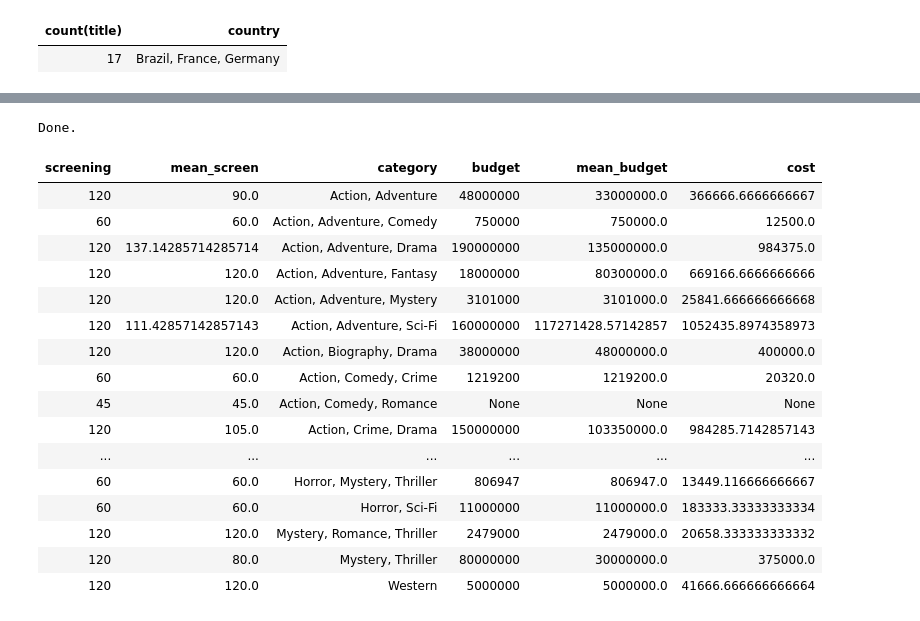
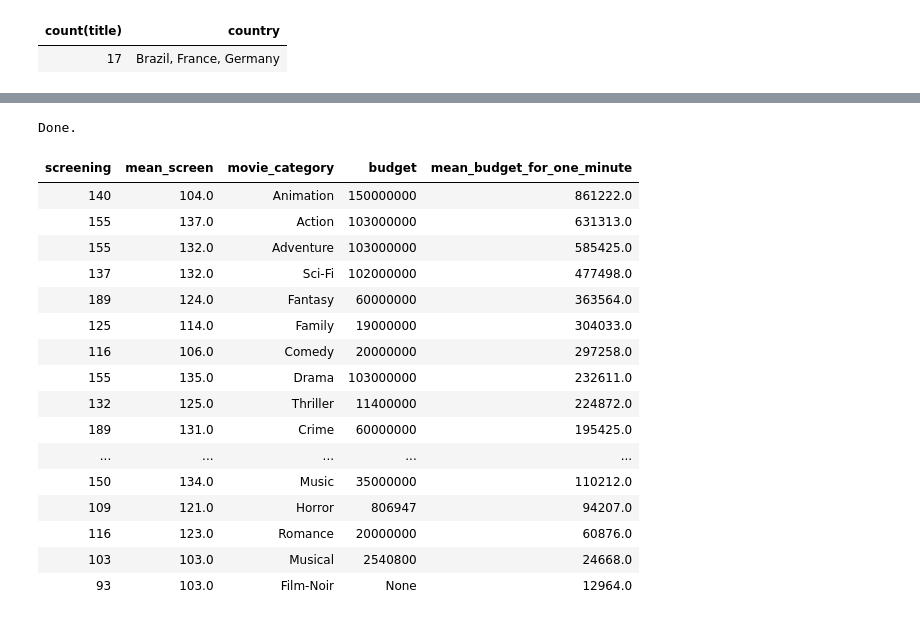
Before and after one commit to t7bo/scraping_movies, a Jupyter notebook: data/sql/requests.ipynb, the cells around one changed output, grey strips where cells are left out. Drawn from its saved outputs; the diff is of its cells as text; code cells hidden in the pictures.

Commit message:
maj sql requests on categories

```diff
--- a/data/sql/requests.ipynb
+++ b/data/sql/requests.ipynb
@@ -169,29 +177,32 @@ Done.
 # En fonction du genre, quel est le coût de tournage d’une minute de film ?
 # %%
 %%sql sqlite:///../database/imdb.db
-SELECT screening, mean_screen, category, budget, mean_budget, (mean_budget/mean_screen) AS cost
+SELECT screening, round(avg(screening)) AS mean_screen, movie_category, budget, round(avg(budget)/avg(screening)) AS mean_budget_for_one_minute
 FROM (
-SELECT screening, avg(screening) AS mean_screen, category, budget, avg(budget) AS mean_budget FROM movies
-GROUP BY category) AS subquery
+    SELECT m.*, c.category AS movie_category
+    FROM movies m
+    JOIN categories c ON ',' || m.category || ',' LIKE '%' || c.category || ',%')
+GROUP BY movie_category
+ORDER BY mean_budget_for_one_minute DESC
 # %% [output]
 Done.
-| screening | mean_screen | category | budget | mean_budget | cost |
-| 120 | 90.0 | Action, Adventure | 48000000 | 33000000.0 | 366666.6666666667 |
-| 60 | 60.0 | Action, Adventure, Comedy | 750000 | 750000.0 | 12500.0 |
-| 120 | 137.14285714285714 | Action, Adventure, Drama | 190000000 | 135000000.0 | 984375.0 |
-| 120 | 120.0 | Action, Adventure, Fantasy | 18000000 | 80300000.0 | 669166.6666666666 |
-| 120 | 120.0 | Action, Adventure, Mystery | 3101000 | 3101000.0 | 25841.666666666668 |
-| 120 | 111.42857142857143 | Action, Adventure, Sci-Fi | 160000000 | 117271428.57142857 | 1052435.8974358973 |
-| 120 | 120.0 | Action, Biography, Drama | 38000000 | 48000000.0 | 400000.0 |
-| 60 | 60.0 | Action, Comedy, Crime | 1219200 | 1219200.0 | 20320.0 |
-| 45 | 45.0 | Action, Comedy, Romance | None | None | None |
-| 120 | 105.0 | Action, Crime, Drama | 150000000 | 103350000.0 | 984285.7142857143 |
-| ... | ... | ... | ... | ... | ... |
-| 60 | 60.0 | Horror, Mystery, Thriller | 806947 | 806947.0 | 13449.116666666667 |
-| 60 | 60.0 | Horror, Sci-Fi | 11000000 | 11000000.0 | 183333.33333333334 |
-| 120 | 120.0 | Mystery, Romance, Thriller | 2479000 | 2479000.0 | 20658.333333333332 |
-| 120 | 80.0 | Mystery, Thriller | 80000000 | 30000000.0 | 375000.0 |
-| 120 | 120.0 | Western | 5000000 | 5000000.0 | 41666.666666666664 |
+| screening | mean_screen | movie_category | budget | mean_budget_for_one_minute |
+| 140 | 104.0 | Animation | 150000000 | 861222.0 |
+| 155 | 137.0 | Action | 103000000 | 631313.0 |
+| 155 | 132.0 | Adventure | 103000000 | 585425.0 |
+| 137 | 132.0 | Sci-Fi | 102000000 | 477498.0 |
+| 189 | 124.0 | Fantasy | 60000000 | 363564.0 |
+| 125 | 114.0 | Family | 19000000 | 304033.0 |
+| 116 | 106.0 | Comedy | 20000000 | 297258.0 |
+| 155 | 135.0 | Drama | 103000000 | 232611.0 |
+| 132 | 125.0 | Thriller | 11400000 | 224872.0 |
+| 189 | 131.0 | Crime | 60000000 | 195425.0 |
+| ... | ... | ... | ... | ... |
+| 150 | 134.0 | Music | 35000000 | 110212.0 |
+| 109 | 121.0 | Horror | 806947 | 94207.0 |
+| 116 | 123.0 | Romance | 20000000 | 60876.0 |
+| 103 | 103.0 | Musical | 2540800 | 24668.0 |
+| 93 | 103.0 | Film-Noir | None | 12964.0 |
 # %%
 # Quelles sont les séries les mieux notées ?
 # %%
```
Also changed, not shown: parts of 11 cells of this notebook.
